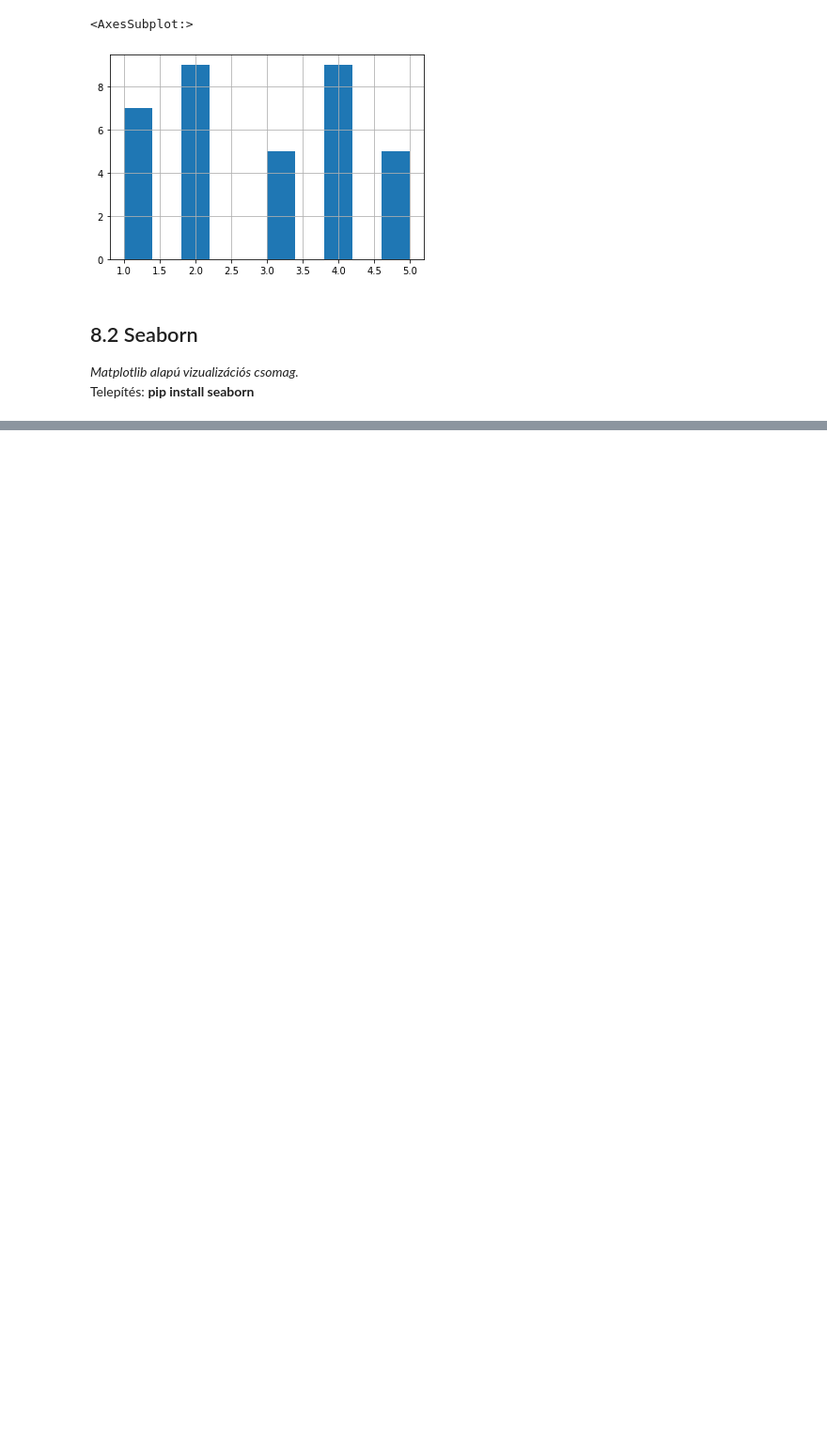
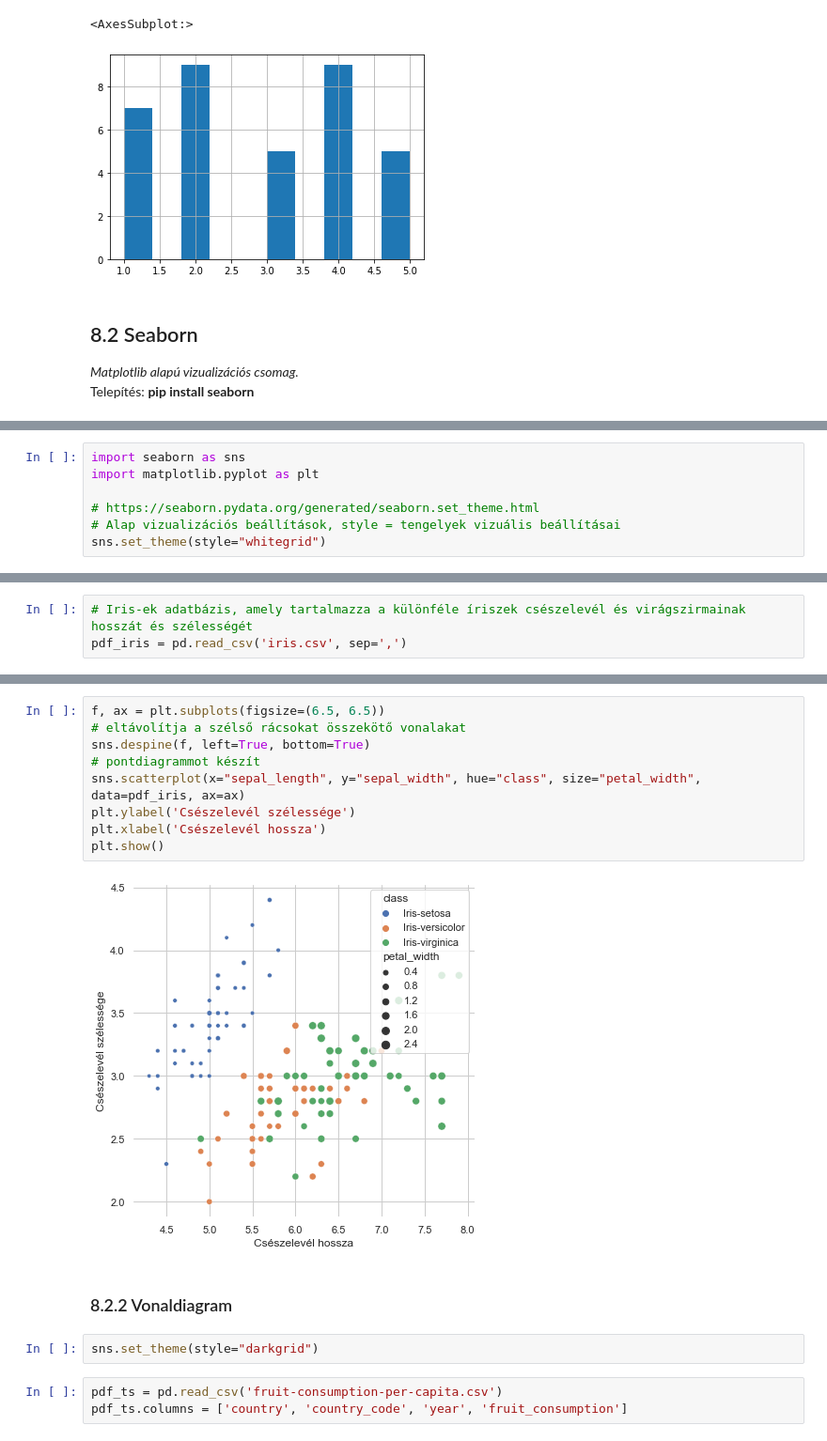
Before and after one commit to Zol-S/other, a Jupyter notebook: BCE/Python/8_adatvizualizacio.ipynb, the cells around one changed output, grey strips where cells are left out. Shown at 94% size. Saved outputs shown, nothing was run; the diff lists cells and outputs as text; blank space fills up the shorter version.

```diff
--- a/BCE/Python/8_adatvizualizacio.ipynb
+++ b/BCE/Python/8_adatvizualizacio.ipynb
@@ -227,0 +252,7 @@ Numpy
+# %%
+import seaborn as sns
+import matplotlib.pyplot as plt
+
+# https://seaborn.pydata.org/generated/seaborn.set_theme.html
+# Alap vizualizációs beállítások, style = tengelyek vizuális beállításai
+sns.set_theme(style="whitegrid")
@@ -227,0 +261,3 @@ Numpy
+# %%
+# Iris-ek adatbázis, amely tartalmazza a különféle íriszek csészelevél és virágszirmainak hosszát és szélességét
+pdf_iris = pd.read_csv('iris.csv', sep=',')
@@ -227,0 +273,18 @@ Numpy
+# %%
+f, ax = plt.subplots(figsize=(6.5, 6.5))
+# eltávolítja a szélső rácsokat összekötő vonalakat
+sns.despine(f, left=True, bottom=True)
+# pontdiagrammot készít
+sns.scatterplot(x="sepal_length", y="sepal_width", hue="class", size="petal_width", data=pdf_iris, ax=ax)
+plt.ylabel('Csészelevél szélessége')
+plt.xlabel('Csészelevél hossza')
+plt.show()
+# %% [output]
+[figure, added]
+# %% [markdown]
+### 8.2.2 Vonaldiagram
+# %%
+sns.set_theme(style="darkgrid")
+# %%
+pdf_ts = pd.read_csv('fruit-consumption-per-capita.csv')
+pdf_ts.columns = ['country', 'country_code', 'year', 'fruit_consumption']
```
Also changed, not shown: parts of 36 cells of this notebook, 3 other files.
